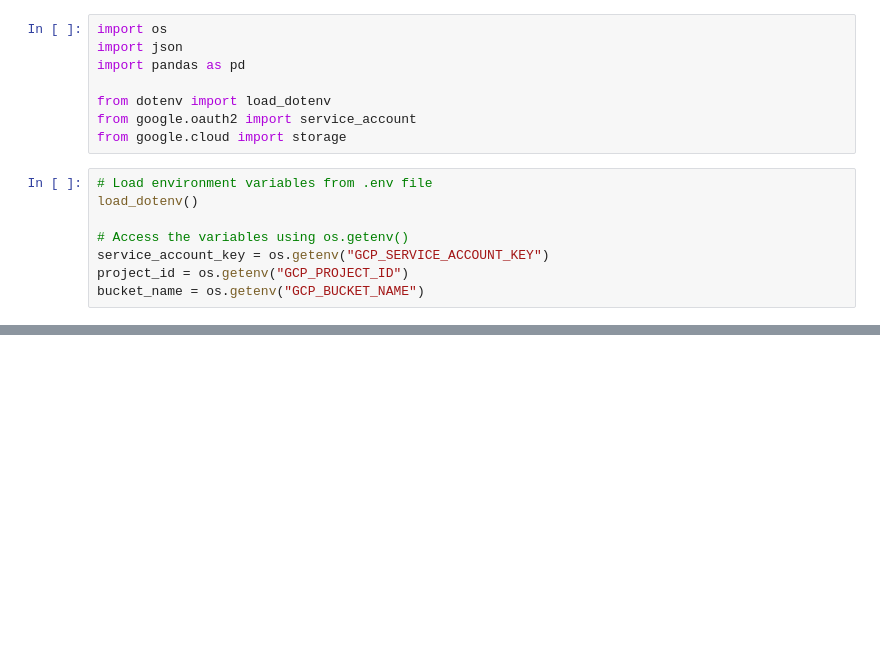
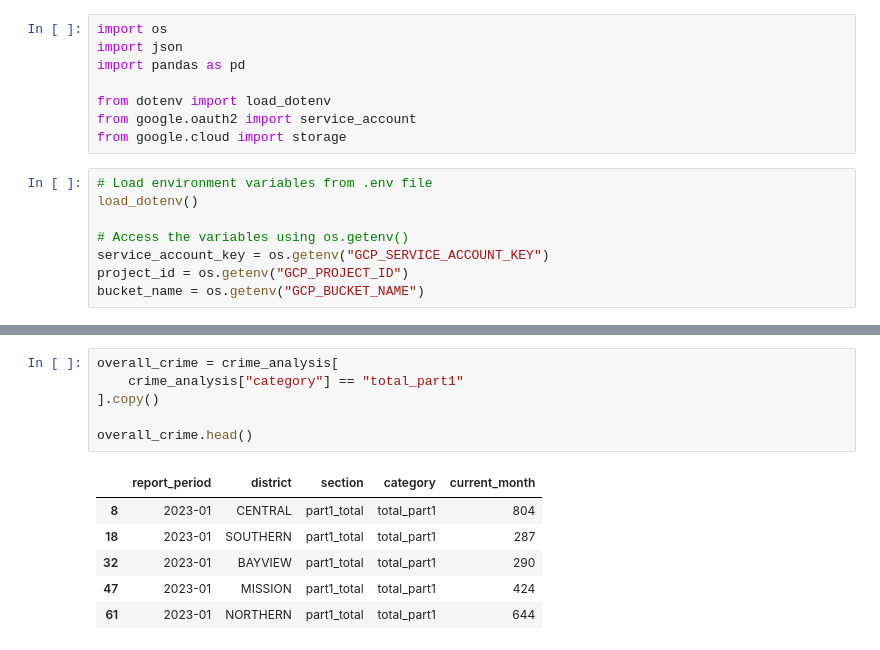
Before and after one commit to szphzz/git-branch-crime, a Jupyter notebook: cleaning_eda/crime.ipynb, the cells around one changed output, grey strips where cells are left out. Saved outputs shown, nothing was run; the diff lists cells and outputs as text; blank space fills up the shorter version.

```diff
--- a/cleaning_eda/crime.ipynb
+++ b/cleaning_eda/crime.ipynb
@@ -68,0 +76,13 @@ Name: count, dtype: int64
+# %%
+overall_crime = crime_analysis[
+    crime_analysis["category"] == "total_part1"
+].copy()
+
+overall_crime.head()
+# %% [output]
+|  | report_period | district | section | category | current_month |
+| 8 | 2023-01 | CENTRAL | part1_total | total_part1 | 804 |
+| 18 | 2023-01 | SOUTHERN | part1_total | total_part1 | 287 |
+| 32 | 2023-01 | BAYVIEW | part1_total | total_part1 | 290 |
+| 47 | 2023-01 | MISSION | part1_total | total_part1 | 424 |
+| 61 | 2023-01 | NORTHERN | part1_total | total_part1 | 644 |
```
Also changed, not shown: parts of 12 cells of this notebook, 6 other files.
